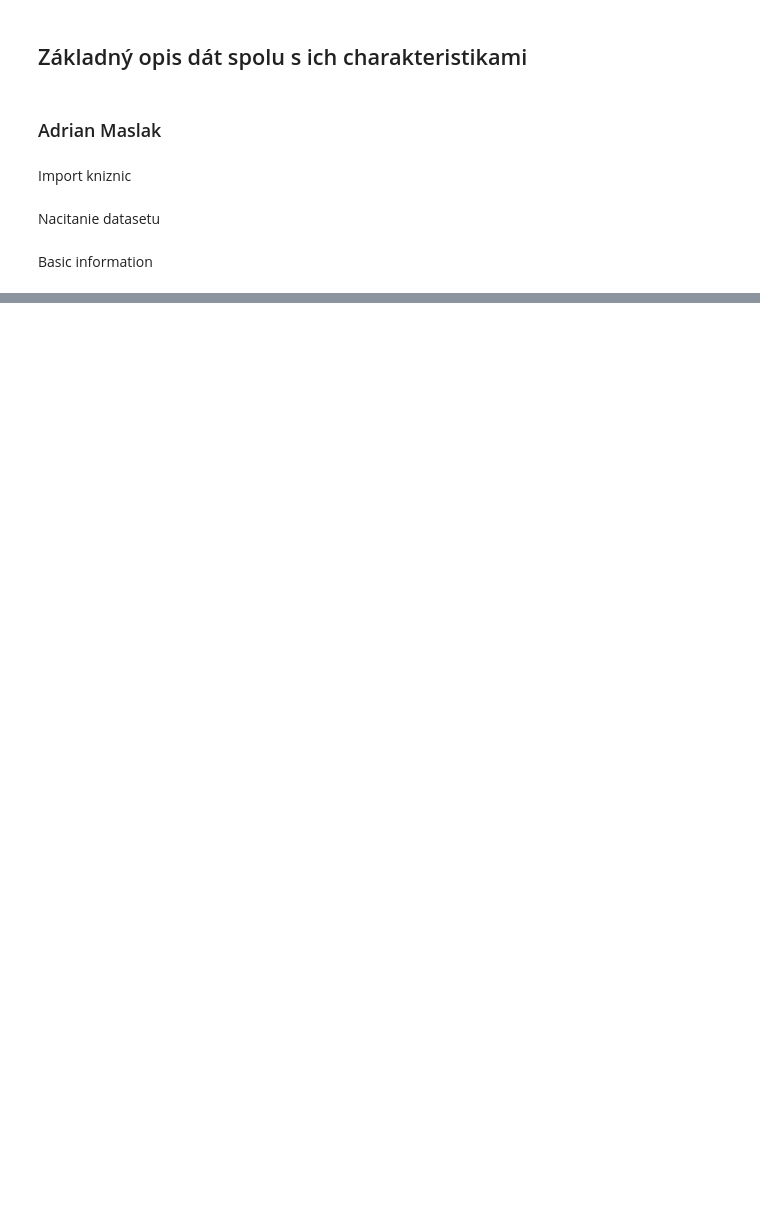
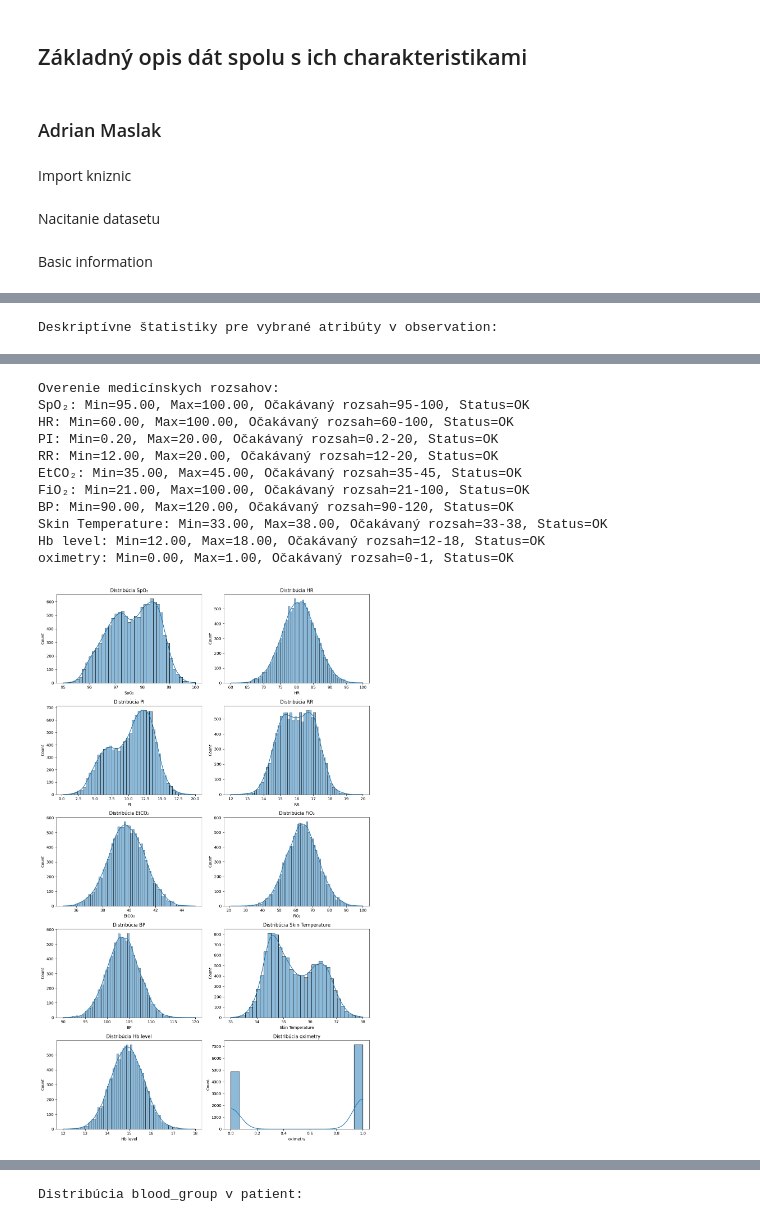
Before and after one commit to AdrianMaslak/IAU_2025, a Jupyter notebook: 1_phase/1-1_maslak_bugaj.ipynb, the cells around one changed output, grey strips where cells are left out. Drawn from its saved outputs; the diff is of its cells as text; code cells hidden in the pictures; blank space fills up the shorter version.

```diff
--- a/1_phase/1-1_maslak_bugaj.ipynb
+++ b/1_phase/1-1_maslak_bugaj.ipynb
@@ -13,7 +13,7 @@ from scipy import stats
 # %% [markdown]
 Nacitanie datasetu
 # %%
-patient = pd.read_csv('../069/patient.csv' , sep="\t")
+patient = pd.read_csv('../069/patient.csv', sep="\t", quotechar='"', engine='python')
 station = pd.read_csv('../069/station.csv' , sep="\t")
 observation = pd.read_csv('../069/observation.csv', sep="\t")
 # %% [markdown]
@@ -125,0 +152,58 @@ None
+# %%
+
+selected_attrs = ['SpO₂', 'HR', 'PI', 'RR', 'EtCO₂', 'FiO₂', 'BP', 'Skin Temperature', 'Hb level', 'oximetry']
+
+# Očakávané medicínske rozsahy
+ranges = {
+    'SpO₂': (95, 100),
+    'HR': (60, 100),
+    'PI': (0.2, 20),
+    'RR': (12, 20),
+    'EtCO₂': (35, 45),
+    'FiO₂': (21, 100),
+    'BP': (90, 120),
+    'Skin Temperature': (33, 38),
+    'Hb level': (12, 18),
+    'oximetry': (0, 1)
+}
+
+# Deskriptívne štatistiky pre observation
+print("Deskriptívne štatistiky pre vybrané atribúty v observation:")
+display(observation[selected_attrs].describe())
+
+# Overenie rozsahov
+print("\nOverenie medicínskych rozsahov:")
+for attr in selected_attrs:
+    min_val, max_val = observation[attr].min(), observation[attr].max()
+    expected_min, expected_max = ranges.get(attr, (None, None))
+    status = 'OK' if (expected_min <= min_val <= max_val <= expected_max) else 'Mimo rozsah'
+    print(f"{attr}: Min={min_val:.2f}, Max={max_val:.2f}, Očakávaný rozsah={expected_min}-{expected_max}, Status={status}")
+
+# Vizualizácia distribúcií (histogramy s KDE)
+fig, axes = plt.subplots(5, 2, figsize=(12, 20))
+axes = axes.ravel()
+for i, attr in enumerate(selected_attrs):
+    sns.histplot(observation[attr], kde=True, ax=axes[i])
+    axes[i].set_title(f"Distribúcia {attr}")
+plt.tight_layout()
+plt.show()
+
+# Boxploty pre numerické atribúty
+fig, axes = plt.subplots(5, 2, figsize=(12, 20))
+axes = axes.ravel()
+for i, attr in enumerate(selected_attrs):
+    sns.boxplot(y=observation[attr], ax=axes[i])
+    axes[i].set_title(f"Boxplot {attr}")
+plt.tight_layout()
+plt.show()
+
+# Analýza blood_group z patient
+print("\nDistribúcia blood_group v patient:")
+display(patient['blood_group'].value_counts(normalize=True).round(3))
+plt.figure(figsize=(8, 6))
+sns.countplot(x='blood_group', data=patient, order=patient['blood_group'].value_counts().index)
+plt.title("Distribúcia blood_group")
+plt.xticks(rotation=45)
+plt.show()
+# %% [output]
+Deskriptívne štatistiky pre vybrané atribúty v observation:
@@ -125,0 +219,12 @@ None
+Overenie medicínskych rozsahov:
+SpO₂: Min=95.00, Max=100.00, Očakávaný rozsah=95-100, Status=OK
+HR: Min=60.00, Max=100.00, Očakávaný rozsah=60-100, Status=OK
+PI: Min=0.20, Max=20.00, Očakávaný rozsah=0.2-20, Status=OK
+RR: Min=12.00, Max=20.00, Očakávaný rozsah=12-20, Status=OK
+EtCO₂: Min=35.00, Max=45.00, Očakávaný rozsah=35-45, Status=OK
+FiO₂: Min=21.00, Max=100.00, Očakávaný rozsah=21-100, Status=OK
+BP: Min=90.00, Max=120.00, Očakávaný rozsah=90-120, Status=OK
+Skin Temperature: Min=33.00, Max=38.00, Očakávaný rozsah=33-38, Status=OK
+Hb level: Min=12.00, Max=18.00, Očakávaný rozsah=12-18, Status=OK
+oximetry: Min=0.00, Max=1.00, Očakávaný rozsah=0-1, Status=OK
+[figure, added]
@@ -125,0 +232 @@ None
+Distribúcia blood_group v patient:
```
Also changed, not shown: parts of 9 cells of this notebook.
